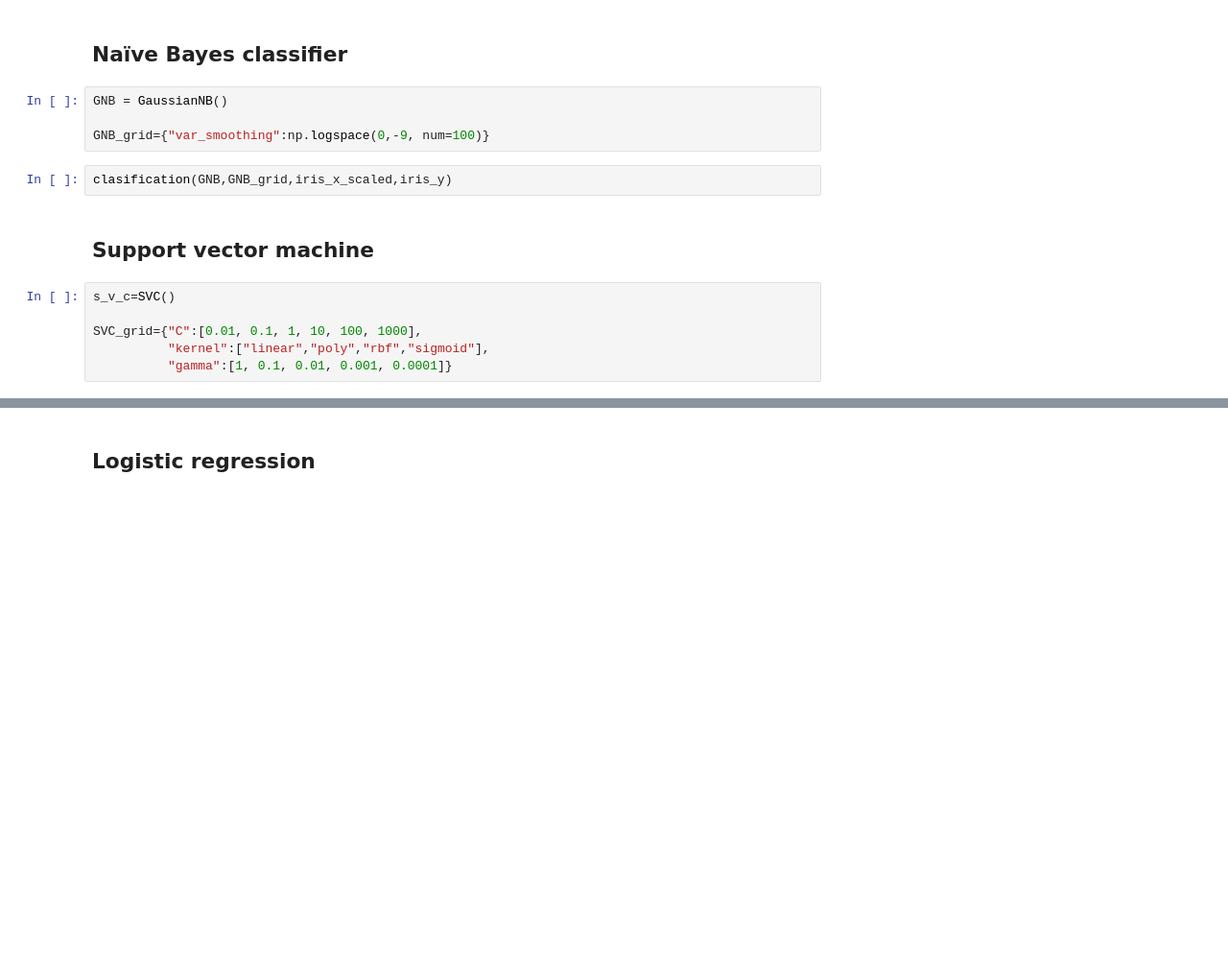
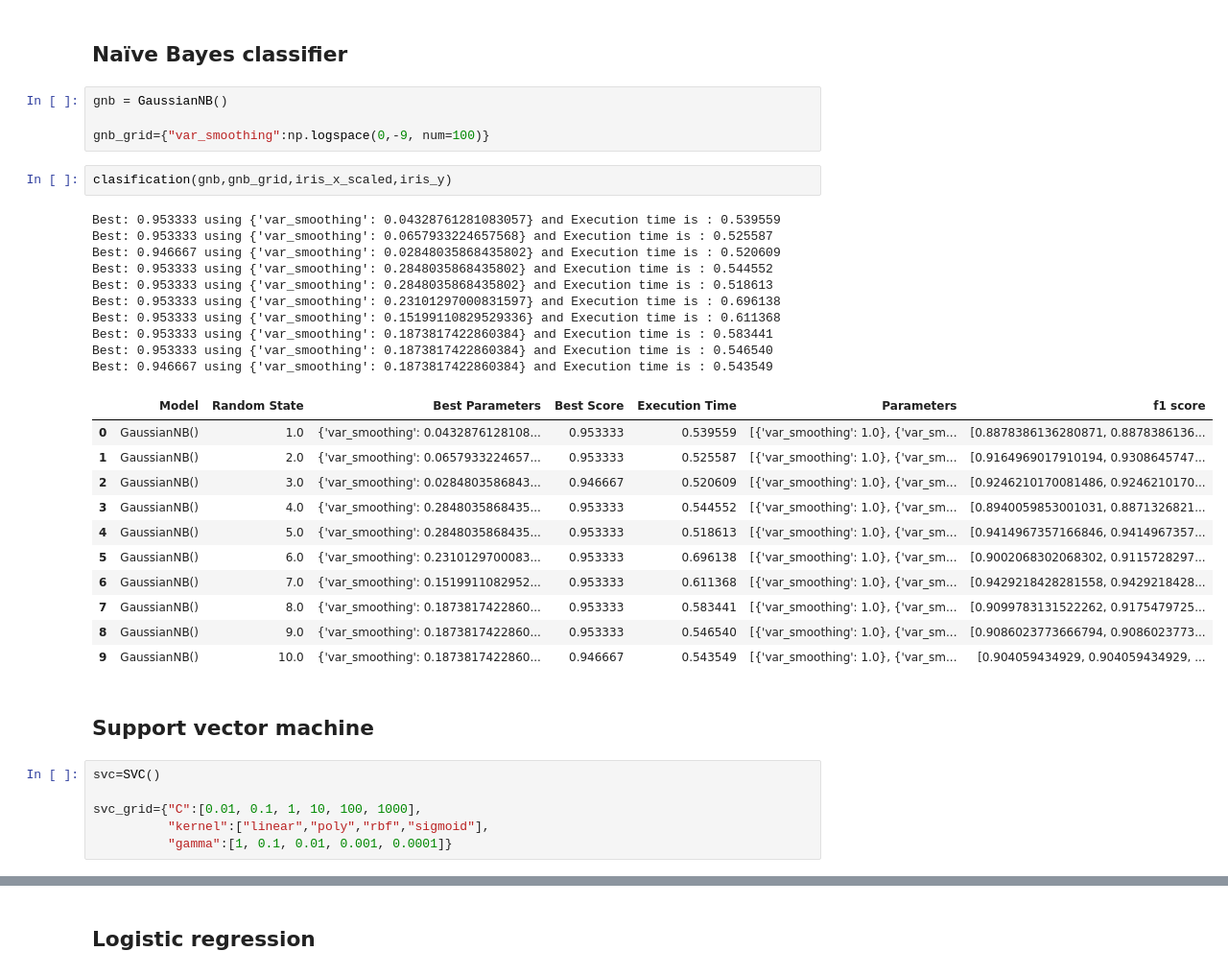
Before and after one commit to ModithaSubasinghe/Classification-Algorithms, a Jupyter notebook: Classification.ipynb, the cells around one changed output, grey strips where cells are left out. Shown at 96% size. Drawn from its saved outputs; the diff is of its cells as text; blank space fills up the shorter version.

```diff
--- a/Classification.ipynb
+++ b/Classification.ipynb
@@ -152,17 +183,39 @@ clasification(LDA,LDA_grid,iris_x_scaled,iris_y)
 # %% [markdown]
 ## Naïve Bayes classifier
 # %%
-GNB = GaussianNB()
+gnb = GaussianNB()
 
-GNB_grid={"var_smoothing":np.logspace(0,-9, num=100)}
+gnb_grid={"var_smoothing":np.logspace(0,-9, num=100)}
 # %%
-clasification(GNB,GNB_grid,iris_x_scaled,iris_y)
+clasification(gnb,gnb_grid,iris_x_scaled,iris_y)
+# %% [output]
+Best: 0.953333 using {'var_smoothing': 0.04328761281083057} and Execution time is : 0.539559
+Best: 0.953333 using {'var_smoothing': 0.0657933224657568} and Execution time is : 0.525587
+Best: 0.946667 using {'var_smoothing': 0.02848035868435802} and Execution time is : 0.520609
+Best: 0.953333 using {'var_smoothing': 0.2848035868435802} and Execution time is : 0.544552
+Best: 0.953333 using {'var_smoothing': 0.2848035868435802} and Execution time is : 0.518613
+Best: 0.953333 using {'var_smoothing': 0.23101297000831597} and Execution time is : 0.696138
+Best: 0.953333 using {'var_smoothing': 0.15199110829529336} and Execution time is : 0.611368
+Best: 0.953333 using {'var_smoothing': 0.1873817422860384} and Execution time is : 0.583441
+Best: 0.953333 using {'var_smoothing': 0.1873817422860384} and Execution time is : 0.546540
+Best: 0.946667 using {'var_smoothing': 0.1873817422860384} and Execution time is : 0.543549
+|  | Model | Random State | Best Parameters | Best Score | Execution Time | Parameters | f1 score |
+| 0 | GaussianNB() | 1.0 | {'var_smoothing': 0.0432876128108... | 0.953333 | 0.539559 | [{'var_smoothing': 1.0}, {'var_sm... | [0.8878386136280871, 0.8878386136... |
+| 1 | GaussianNB() | 2.0 | {'var_smoothing': 0.0657933224657... | 0.953333 | 0.525587 | [{'var_smoothing': 1.0}, {'var_sm... | [0.9164969017910194, 0.9308645747... |
+| 2 | GaussianNB() | 3.0 | {'var_smoothing': 0.0284803586843... | 0.946667 | 0.520609 | [{'var_smoothing': 1.0}, {'var_sm... | [0.9246210170081486, 0.9246210170... |
+| 3 | GaussianNB() | 4.0 | {'var_smoothing': 0.2848035868435... | 0.953333 | 0.544552 | [{'var_smoothing': 1.0}, {'var_sm... | [0.8940059853001031, 0.8871326821... |
+| 4 | GaussianNB() | 5.0 | {'var_smoothing': 0.2848035868435... | 0.953333 | 0.518613 | [{'var_smoothing': 1.0}, {'var_sm... | [0.9414967357166846, 0.9414967357... |
+| 5 | GaussianNB() | 6.0 | {'var_smoothing': 0.2310129700083... | 0.953333 | 0.696138 | [{'var_smoothing': 1.0}, {'var_sm... | [0.9002068302068302, 0.9115728297... |
+| 6 | GaussianNB() | 7.0 | {'var_smoothing': 0.1519911082952... | 0.953333 | 0.611368 | [{'var_smoothing': 1.0}, {'var_sm... | [0.9429218428281558, 0.9429218428... |
+| 7 | GaussianNB() | 8.0 | {'var_smoothing': 0.1873817422860... | 0.953333 | 0.583441 | [{'var_smoothing': 1.0}, {'var_sm... | [0.9099783131522262, 0.9175479725... |
+| 8 | GaussianNB() | 9.0 | {'var_smoothing': 0.1873817422860... | 0.953333 | 0.546540 | [{'var_smoothing': 1.0}, {'var_sm... | [0.9086023773666794, 0.9086023773... |
+| 9 | GaussianNB() | 10.0 | {'var_smoothing': 0.1873817422860... | 0.946667 | 0.543549 | [{'var_smoothing': 1.0}, {'var_sm... | [0.904059434929, 0.904059434929, ... |
 # %% [markdown]
 ## Support vector machine
 # %%
-s_v_c=SVC()
+svc=SVC()
 
-SVC_grid={"C":[0.01, 0.1, 1, 10, 100, 1000],
+svc_grid={"C":[0.01, 0.1, 1, 10, 100, 1000],
           "kernel":["linear","poly","rbf","sigmoid"],
           "gamma":[1, 0.1, 0.01, 0.001, 0.0001]}
 # %%
```
Also changed, not shown: parts of 22 cells of this notebook, 8 other files.
